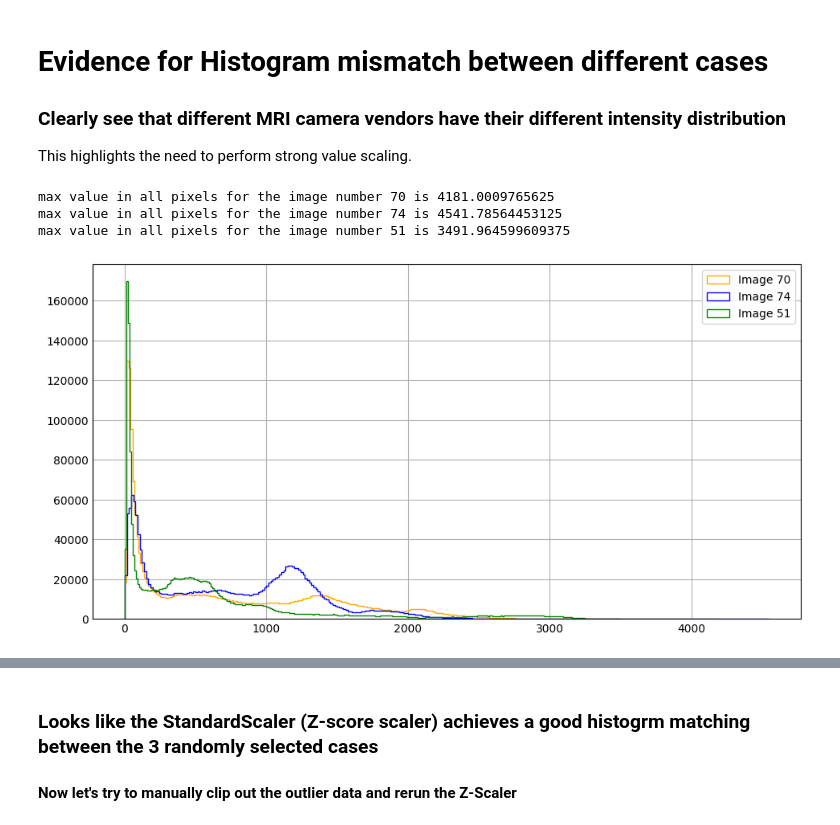
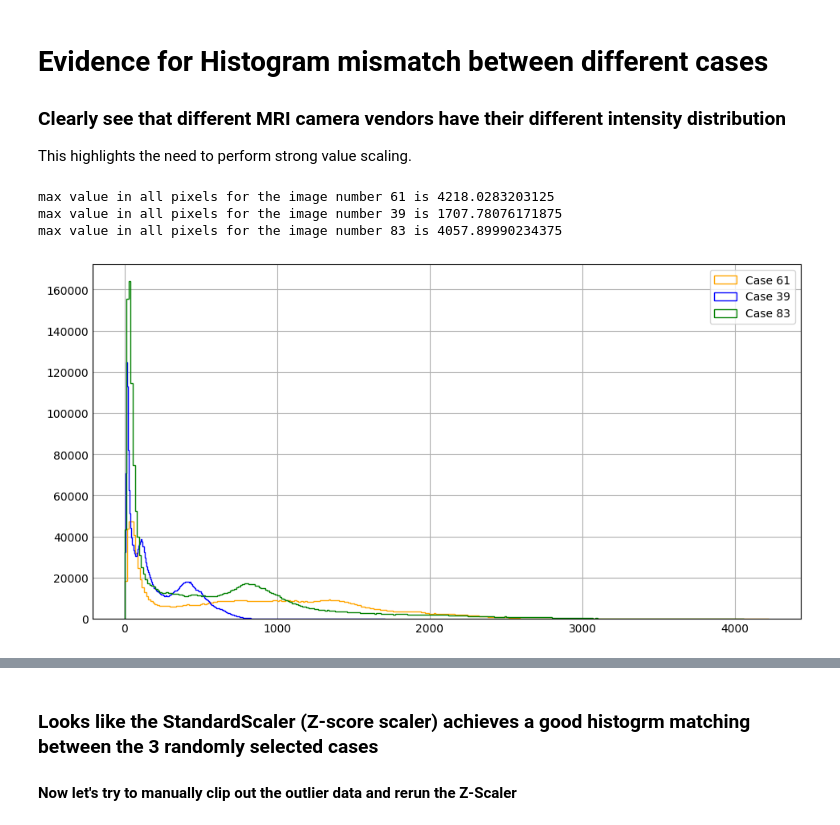
Before and after one commit to aymanreda56/CINE_Cardiac_MRI_With_Deep_Learning, a Jupyter notebook: EDA/Value_Exploration.ipynb, the cells around one changed output, grey strips where cells are left out. Saved outputs shown, nothing was run; the diff lists cells and outputs as text; code cells hidden in the pictures.

```diff
--- a/EDA/Value_Exploration.ipynb
+++ b/EDA/Value_Exploration.ipynb
@@ -28,24 +26,24 @@ DATASET_FOLDER_PATH = os.path.abspath(f"..\\CMR-MULTI\\{PROBLEM_TYPE}_MULTI\\{IM
 
 all_images = helpers.get_all_np_images(DATASET_FOLDER_PATH)
 # %%
-random_indices = np.random.randint(0, len(all_images), 3)
+random_indices = [61, 39, 83] #np.random.randint(0, len(all_images), 3)
 randomly_selected_images = [all_images[i] for i in random_indices]
 colors = ['orange', 'blue', 'green']
 
 plt.style.use('_mpl-gallery')
 fig, ax = plt.subplots(figsize=(9, 4.5))
 for i, img in enumerate(randomly_selected_images):
     idx = random_indices[i]
     all_pixel_values = helpers.recursive_flatten(img)
     max_val = max(all_pixel_values)
     print(f"max value in all pixels for the image number {idx} is {max_val}")
 
-    ax.hist(all_pixel_values, bins=300, linewidth=1.0, histtype='step', color=colors[i], label=f'Image {idx}')
+    ax.hist(all_pixel_values, bins=300, linewidth=1.0, histtype='step', color=colors[i], label=f'Case {idx}')
 
 ax.legend()
 plt.show()
 # %% [output]
-max value in all pixels for the image number 70 is 4181.0009765625
-max value in all pixels for the image number 74 is 4541.78564453125
-max value in all pixels for the image number 51 is 3491.964599609375
+max value in all pixels for the image number 61 is 4218.0283203125
+max value in all pixels for the image number 39 is 1707.78076171875
+max value in all pixels for the image number 83 is 4057.89990234375
-[figure, old version]
+[figure, new version]
```
Also changed, not shown: parts of 21 cells of this notebook, 28 other files.
